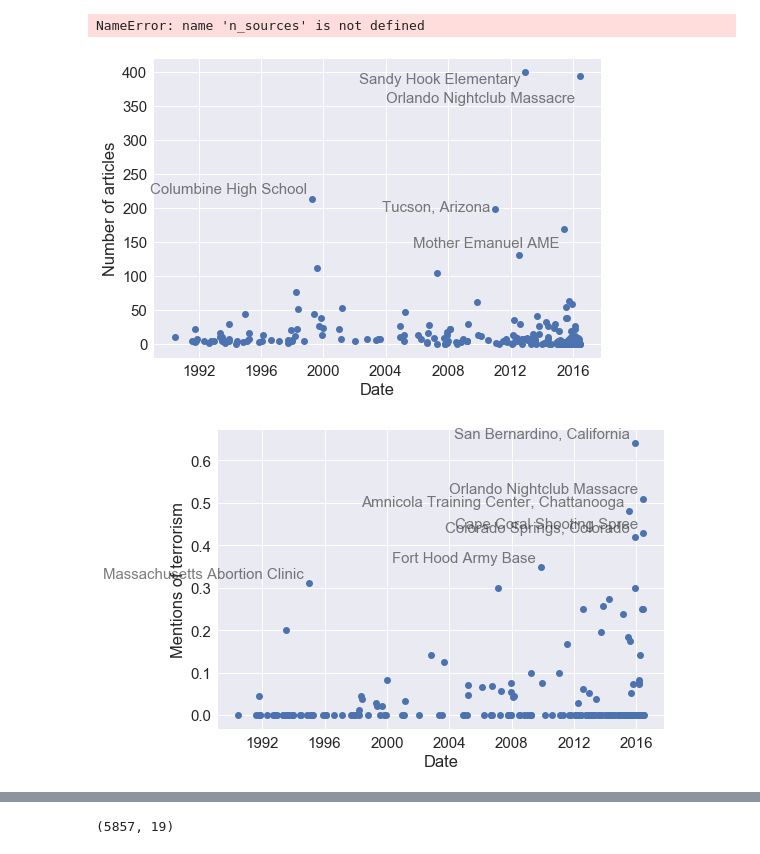
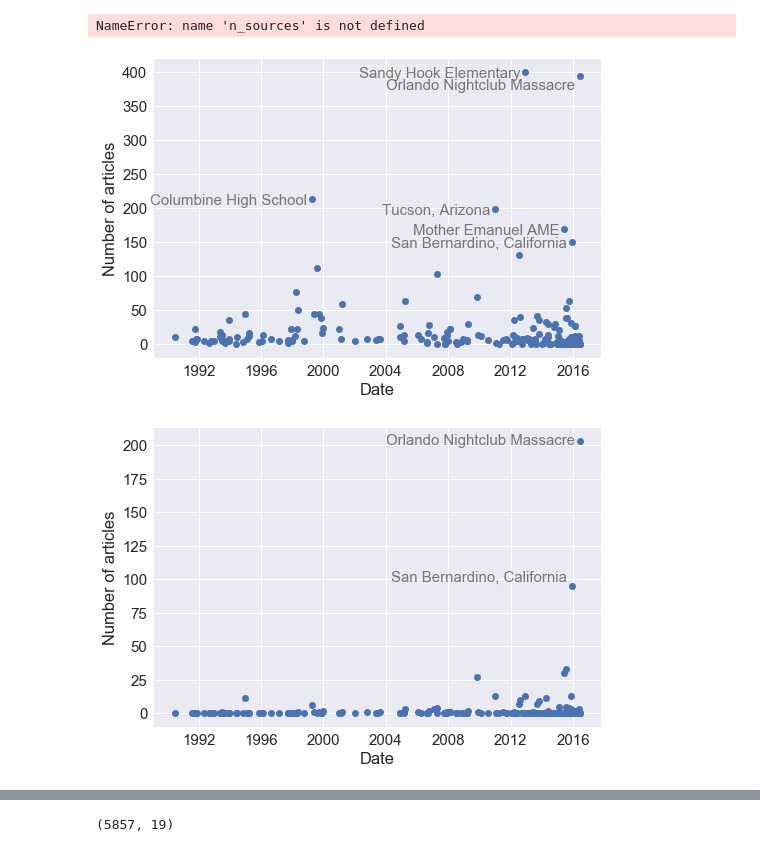
Before and after one commit to dallascard/terrorism, a Jupyter notebook: explore_articles.ipynb, the cells around one changed output, grey strips where cells are left out. Saved outputs shown, nothing was run; the diff lists cells and outputs as text; code cells hidden in the pictures.

```diff
--- a/explore_articles.ipynb
+++ b/explore_articles.ipynb
@@ -589,30 +589,35 @@ df_parsed = pd.read_csv(os.path.join(input_dir, 'terrorism_counts.csv'), header=
 
 fig, ax = plt.subplots(1, 1)
 ax.plot_date(df_parsed.date, df_parsed.n_valid_articles)
-subset = df_parsed[df_parsed.n_valid_articles > 150]
-count = 0
+subset = df_parsed[df_parsed.n_valid_articles > 135]
 for i in subset.index:
+    offset = 0
     row = subset.loc[i]
-    ax.annotate(' '.join(row.Title.split()[:3]), xy=(row.date, row.n_valid_articles), size=15, xytext=(-5, -5-count*8+10), textcoords='offset points', alpha=0.6, horizontalalignment='right')
-    count += 1
+    if row.Title == 'Orlando Nightclub Massacre':
+        offset = -8
+    ax.annotate(' '.join(row.Title.split()[:3]), xy=(row.date, row.n_valid_articles), size=15, xytext=(-5, -5+offset), textcoords='offset points', alpha=0.6, horizontalalignment='right')
+
 ax.set_xlabel('Date')
 ax.set_ylabel('Number of articles');
 #ax.set_title('Number of articles per incident')
 plt.savefig('plots/articles_per_event.pdf')
 # %% [output]
-[figure, old version]
+[figure, new version]
 # %%
 fig, ax = plt.subplots(1, 1)
+
+#for i in df_parsed.index:
+#    df_parsed.loc[i, 'terrorism_prop']
+
 ax.plot_date(df_parsed.date, df_parsed.n_terrorism_mentions)
-subset = df_parsed[df_parsed.n_valid_articles > 150]
+subset = df_parsed[df_parsed.n_terrorism_mentions > 50]
 count = 0
 for i in subset.index:
     row = subset.loc[i]
-    ax.annotate(' '.join(row.Title.split()[:3]), xy=(row.date, row.n_valid_articles), size=15, xytext=(-5, -5-count*8+10), textcoords='offset points', alpha=0.6, horizontalalignment='right')
+    ax.annotate(' '.join(row.Title.split()[:3]), xy=(row.date, row.n_terrorism_mentions), size=15, xytext=(-5, -5-count*8+10), textcoords='offset points', alpha=0.6, horizontalalignment='right')
     count += 1
 ax.set_xlabel('Date')
 ax.set_ylabel('Number of articles');
 #ax.set_title('Number of articles per incident')
-plt.savefig('plots/articles_per_event.pdf')
 # %% [output]
-[figure, old version]
+[figure, new version]
```
Also changed, not shown: parts of 1 cell of this notebook, 1 other file.
